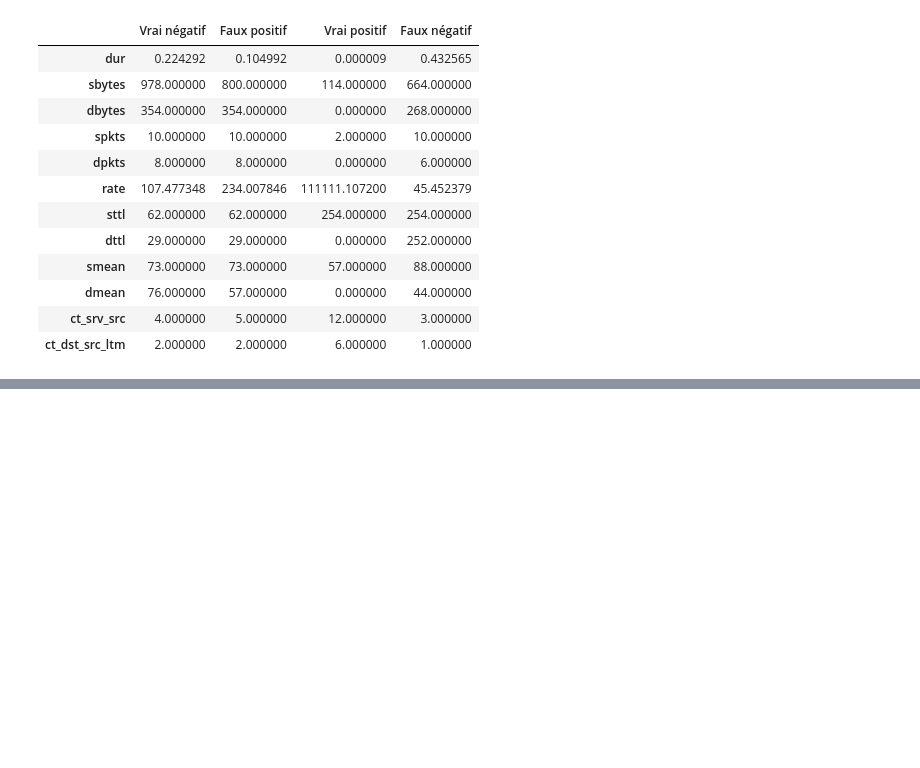
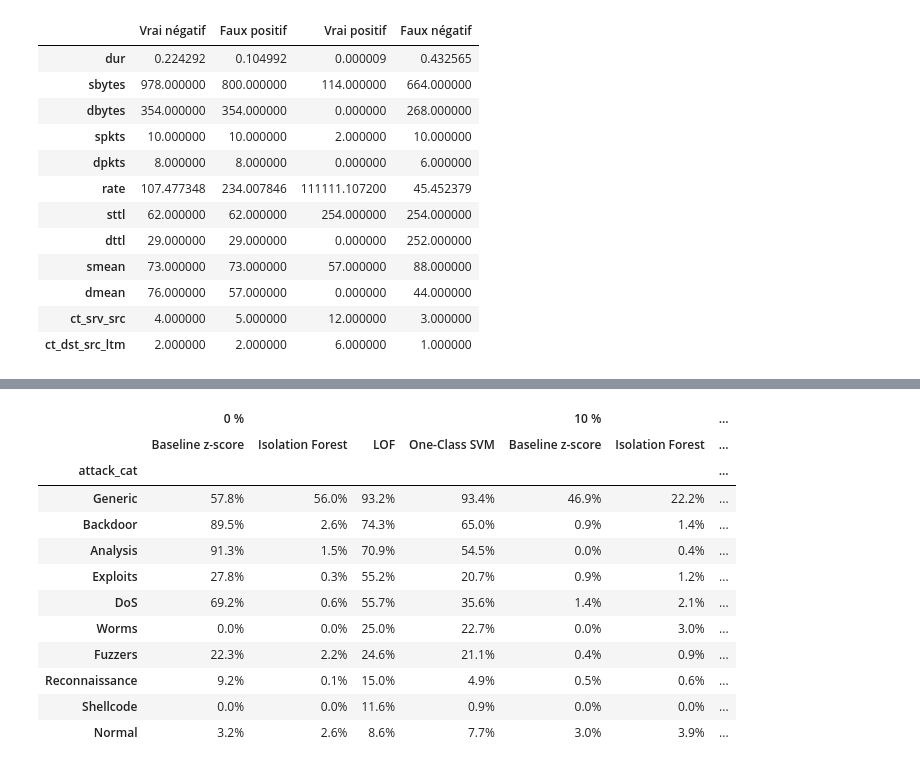
Before and after one commit to myssclick/Detection_Anomalie_Fraude_Python, a Jupyter notebook: notebooks/projet5_AntoineMOREL_EtienneSEILLE_DelvinTRAN.ipynb, the cells around one changed output, grey strips where cells are left out. Saved outputs shown, nothing was run; the diff lists cells and outputs as text; code cells hidden in the pictures; blank space fills up the shorter version.

```diff
--- a/notebooks/projet5_AntoineMOREL_EtienneSEILLE_DelvinTRAN.ipynb
+++ b/notebooks/projet5_AntoineMOREL_EtienneSEILLE_DelvinTRAN.ipynb
@@ -690,0 +875,20 @@ Médianes des variables selon le type de décision :
+# %%
+rows = []
+for name in DETECTORS:
+    mu, sd = exp2_mean.loc[name], exp2_std.loc[name]
+    drop = mu.loc[lvl0, "PR-AUC"] - mu.loc[lvl1, "PR-AUC"]
+    noise = max(sd.loc[lvl0, "PR-AUC"], sd.loc[lvl1, "PR-AUC"])
+    critical = [lvl for lvl in CONTAMINATION_LEVELS[1:] if mu.loc[lvl0, "Rappel"] - mu.loc[lvl, "Rappel"] > 0.05]
+    rows.append({"modèle": name,
+                 "PR-AUC 0 %": mu.loc[lvl0, "PR-AUC"], "PR-AUC 10 %": mu.loc[lvl1, "PR-AUC"],
+                 "Baisse PR-AUC": drop, "Écart-type max": noise,
+                 "Rappel 0 %": mu.loc[lvl0, "Rappel"], "Rappel 10 %": mu.loc[lvl1, "Rappel"],
+                 "FPR 0 %": mu.loc[lvl0, "FPR"], "FPR 10 %": mu.loc[lvl1, "FPR"],
+                 "H2 soutenue": bool(drop > 0 and drop > noise),
+                 "Seuil critique (rappel −5 pts)": f"{critical[0]:.0%}" if critical else "aucun"})
+h2 = pd.DataFrame(rows).set_index("modèle")
+save_table(h2, "exp2_verdict_h2")
+display(h2.style.format({c: "{:.1%}" for c in h2.columns if "%" in c or c in ("Baisse PR-AUC", "Écart-type max")}))
+
+n_ok = int(h2["H2 soutenue"].sum())
+print(f"-> H2 {'SOUTENUE' if n_ok > len(h2) / 2 else 'NON SOUTENUE'} globalement : {n_ok}/{len(h2)} détecteurs")
@@ -690,0 +907,27 @@ Médianes des variables selon le type de décision :
+# %%
+fam_mean = exp2_fam.groupby(["modèle", "contamination", "famille"])["taux"].mean().unstack("contamination")
+fam_delta = pd.DataFrame({name: fam_mean.loc[name][lvl1] - fam_mean.loc[name][lvl0] for name in DETECTORS})
+fam_0 = pd.DataFrame({name: fam_mean.loc[name][lvl0] for name in DETECTORS})
+fam_10 = pd.DataFrame({name: fam_mean.loc[name][lvl1] for name in DETECTORS})
+order = fam_exp1.index
+fam_cmp = pd.concat({"0 %": fam_0.loc[order], "10 %": fam_10.loc[order], "Écart": fam_delta.loc[order]}, axis=1)
+fam_cmp["flux (test)"] = test_df["attack_cat"].value_counts()
+save_table(fam_cmp, "exp2_detection_par_famille")
+attack_rows = [f for f in order if f != "Normal"]
+(fam_cmp.style.format("{:.1%}", subset=[c for c in fam_cmp.columns if c[0] != "flux (test)"])
+ .background_gradient(subset=pd.IndexSlice[attack_rows, [("Écart", d) for d in DETECTORS]],
+                      cmap="RdYlGn", vmin=-0.5, vmax=0.5))
+# %% [output]
+|  | 0 % |  |  |  | 10 % |  | ... |
+|  | Baseline z-score | Isolation Forest | LOF | One-Class SVM | Baseline z-score | Isolation Forest | ... |
+| attack_cat |  |  |  |  |  |  | ... |
+| Generic | 57.8% | 56.0% | 93.2% | 93.4% | 46.9% | 22.2% | ... |
+| Backdoor | 89.5% | 2.6% | 74.3% | 65.0% | 0.9% | 1.4% | ... |
+| Analysis | 91.3% | 1.5% | 70.9% | 54.5% | 0.0% | 0.4% | ... |
+| Exploits | 27.8% | 0.3% | 55.2% | 20.7% | 0.9% | 1.2% | ... |
+| DoS | 69.2% | 0.6% | 55.7% | 35.6% | 1.4% | 2.1% | ... |
+| Worms | 0.0% | 0.0% | 25.0% | 22.7% | 0.0% | 3.0% | ... |
+| Fuzzers | 22.3% | 2.2% | 24.6% | 21.1% | 0.4% | 0.9% | ... |
+| Reconnaissance | 9.2% | 0.1% | 15.0% | 4.9% | 0.5% | 0.6% | ... |
+| Shellcode | 0.0% | 0.0% | 11.6% | 0.9% | 0.0% | 0.0% | ... |
+| Normal | 3.2% | 2.6% | 8.6% | 7.7% | 3.0% | 3.9% | ... |
```
Also changed, not shown: parts of 19 cells of this notebook, 10 other files.
